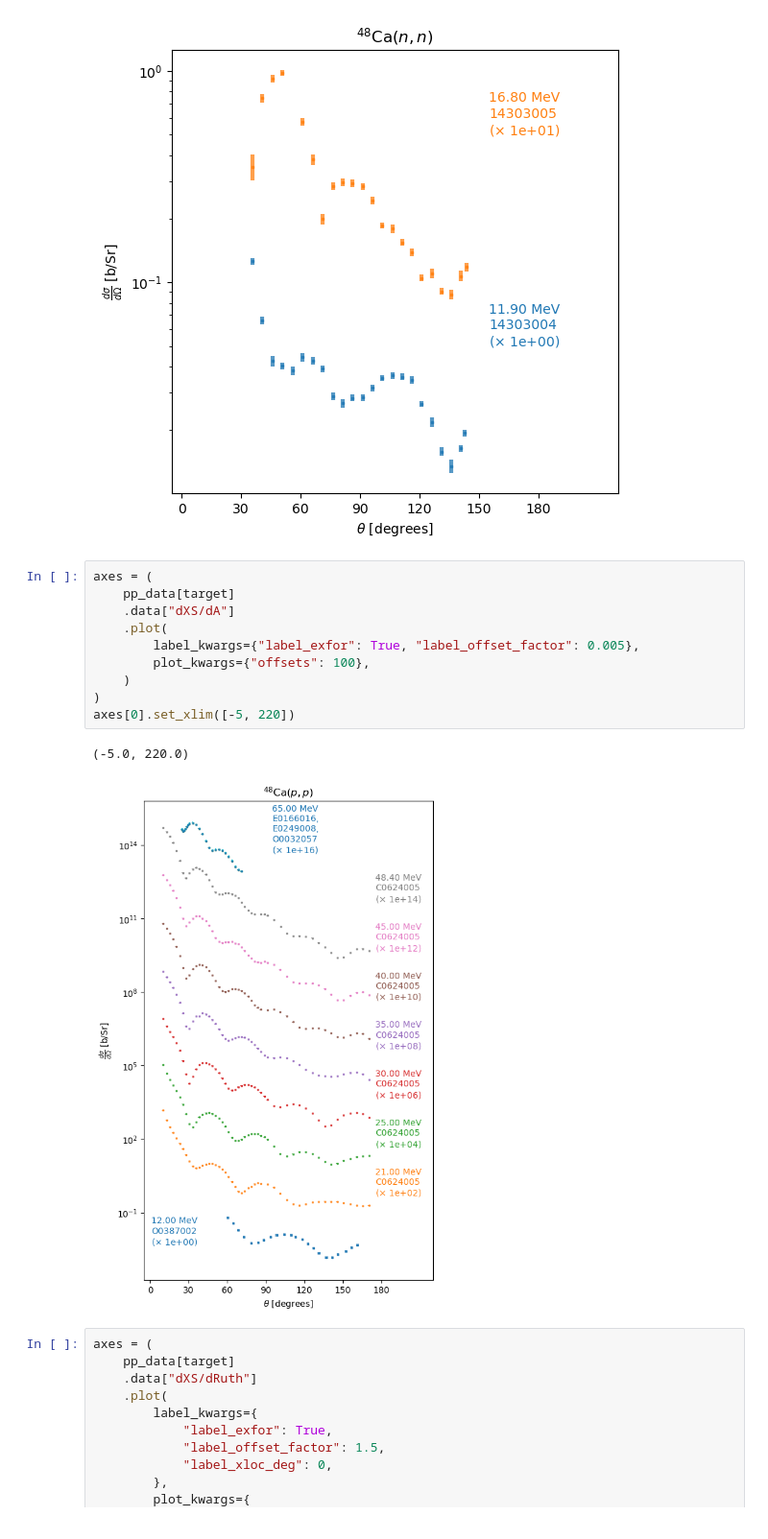
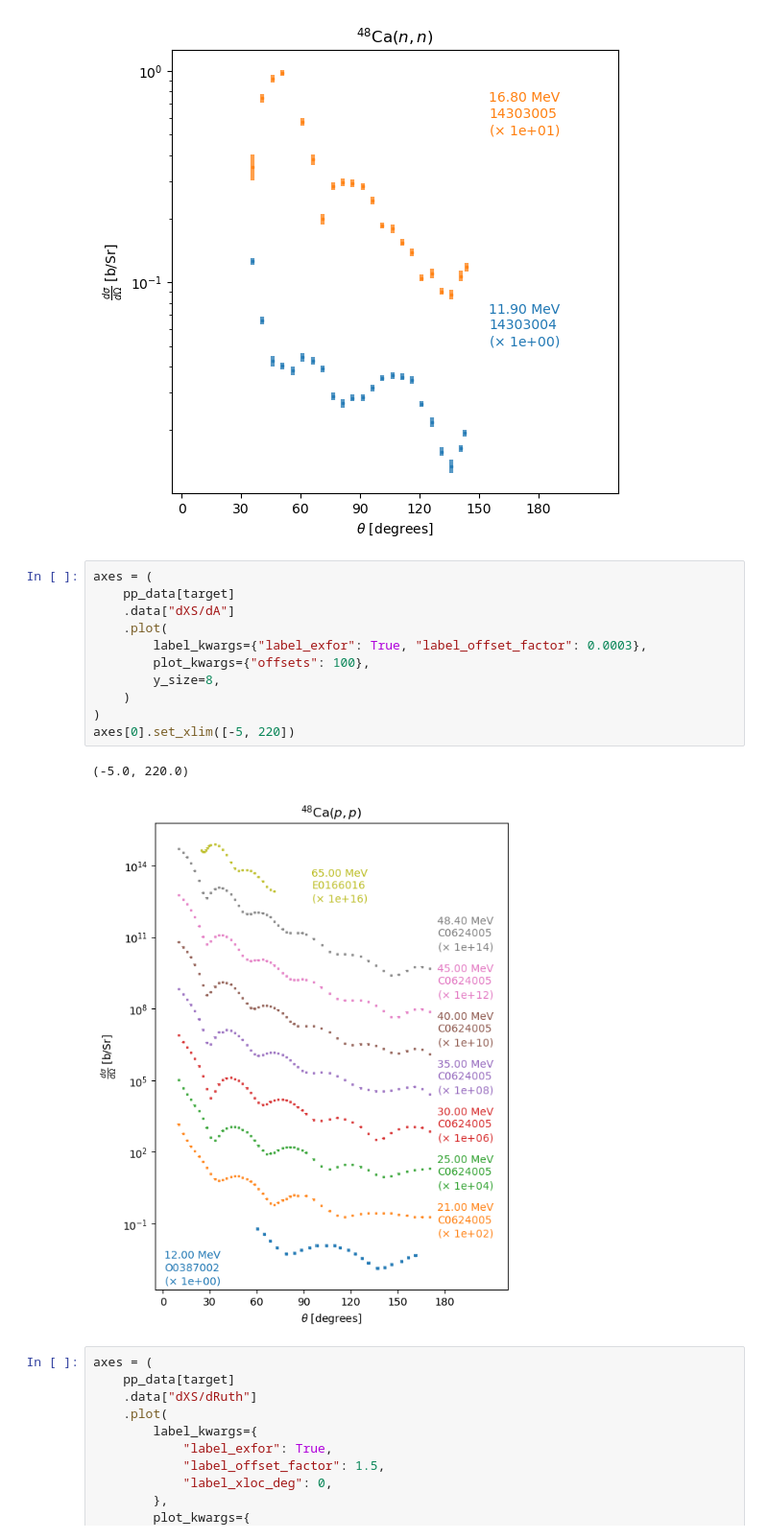
Before and after one commit to beykyle/elm, a Jupyter notebook: data/curate_dataset_from_exfor.ipynb, the cells around one changed output. Shown at 96% size. Saved outputs shown, nothing was run; the diff lists cells and outputs as text.

```diff
--- a/data/curate_dataset_from_exfor.ipynb
+++ b/data/curate_dataset_from_exfor.ipynb
@@ -261,16 +307,17 @@ axes[0].set_xlim([-5, 220])
 # %%
 axes = (
     pp_data[target]
     .data["dXS/dA"]
     .plot(
-        label_kwargs={"label_exfor": True, "label_offset_factor": 0.005},
+        label_kwargs={"label_exfor": True, "label_offset_factor": 0.0003},
         plot_kwargs={"offsets": 100},
+        y_size=8,
     )
 )
 axes[0].set_xlim([-5, 220])
 # %% [output]
 (-5.0, 220.0)
-[figure, old version]
+[figure, new version]
 # %%
 axes = (
     pp_data[target]
```
Also changed, not shown: parts of 115 cells of this notebook.
